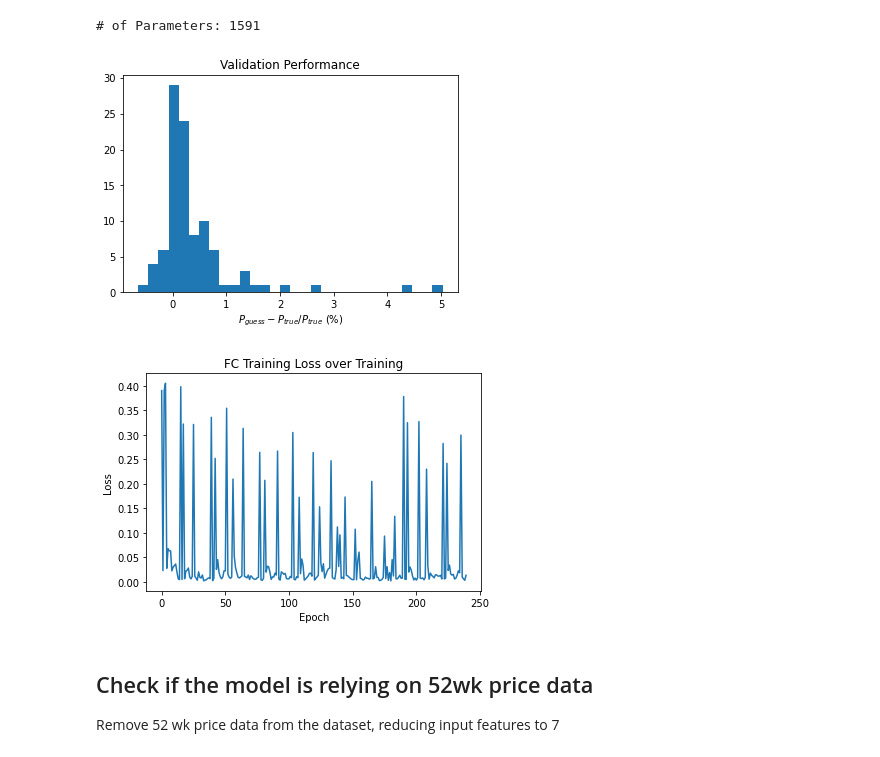
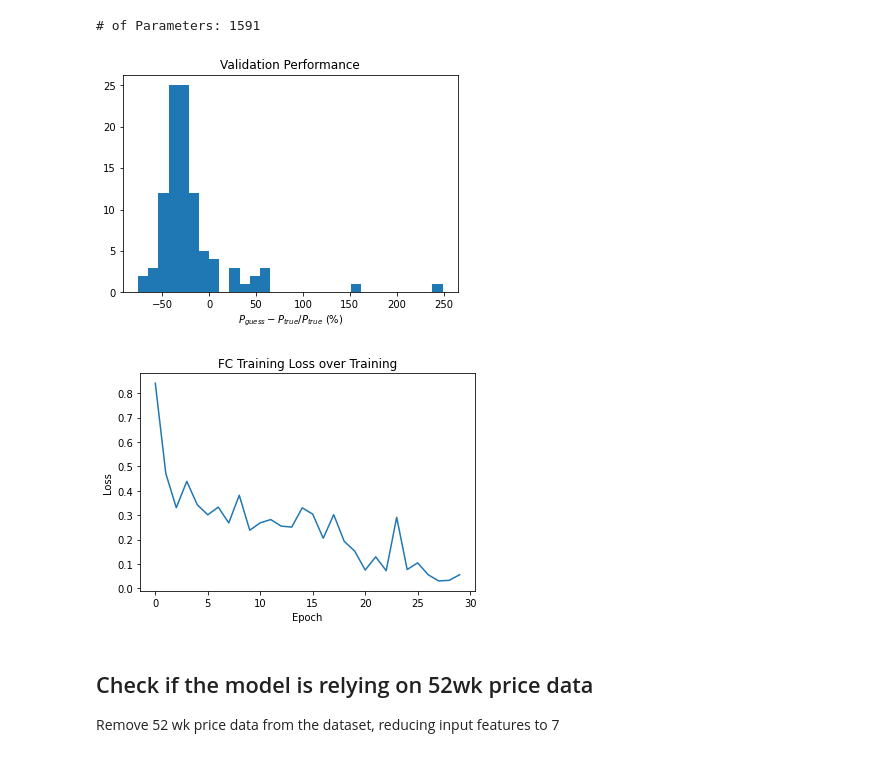
Before and after one commit to kevr35/PY580, a Jupyter notebook: FC_model/FC_firsttry.ipynb, the cells around one changed output. Cells and saved outputs as stored; diff of their text form; code cells hidden in the pictures.

```diff
--- a/FC_model/Project.ipynb
+++ b/FC_model/FC_firsttry.ipynb
@@ -227,6 +230,7 @@ optimizer = optim.Adam(fcprice.parameters(), lr=0.05)
 losses = []
 
 for epoch in tqdm(range(NUM_EPOCHS)):
+    e_loss = 0
     for i, (feats, prices) in enumerate(train_loader):
         fcprice.train()
         feats = feats.to(DEVICE).float()
@@ -235,11 +239,12 @@ for epoch in tqdm(range(NUM_EPOCHS)):
 
         outputs = fcprice(feats)
         loss = mse(outputs, prices).float()
-        losses.append(loss.item())
+        e_loss += float(loss.item())
 
         loss.backward()
         optimizer.step()
         optimizer.zero_grad()
+    losses.append(e_loss)
 
     outputs = np.array([])
     targets = np.array([])
@@ -249,37 +254,37 @@ for epoch in tqdm(range(NUM_EPOCHS)):
             feats = feats.to(DEVICE).float()
             prices = prices.view(-1, 1)
             prices = prices.to(DEVICE).float()
 
             target_i = np.array(prices).flatten()
             output_i = fcprice(feats)
             output_i = np.array(output_i).flatten()
             outputs = np.concatenate((outputs, output_i))
             targets = np.concatenate((targets, target_i))
     errs = (outputs-targets)/targets
     # print('Average Error', np.mean(errs))
     # plt.figure()
-    plt.hist(errs, bins=30)
+    plt.hist(errs*100, bins=30)
     plt.title('Validation Performance')
     plt.xlabel('$P_{guess}-P_{true}/P_{true}$ (%)')
     plt.savefig('ErrorHists/9feats_valresolution/'+str(epoch)+'_priceerror.png', dpi=300)
     plt.close()
     # plt.show()
 
 plt.figure()
-plt.hist(errs, bins=30)
+plt.hist(errs*100, bins=30)
 plt.title('Validation Performance')
 plt.xlabel('$P_{guess}-P_{true}/P_{true}$ (%)')
 plt.show()
 
 plt.figure()
 plt.plot(losses)
 plt.title('FC Training Loss over Training')
 plt.xlabel('Epoch')
 plt.ylabel('Loss')
 plt.show()
 # %% [output]
-[figure, old version]
+[figure, new version]
-[figure, old version]
+[figure, new version]
 # %% [markdown]
 ## Check if the model is relying on 52wk price data
 Remove 52 wk price data from the dataset, reducing input features to 7
```
Also changed, not shown: parts of 6 cells of this notebook.
